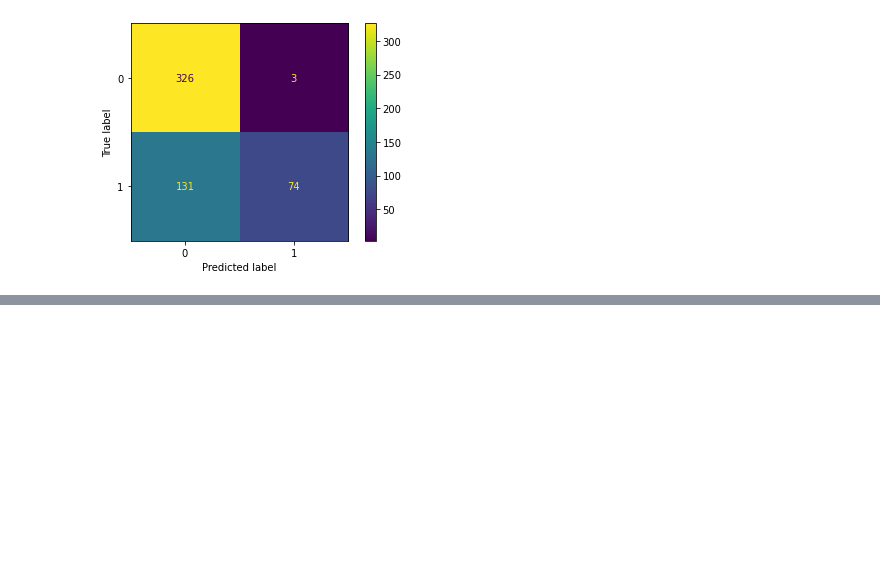
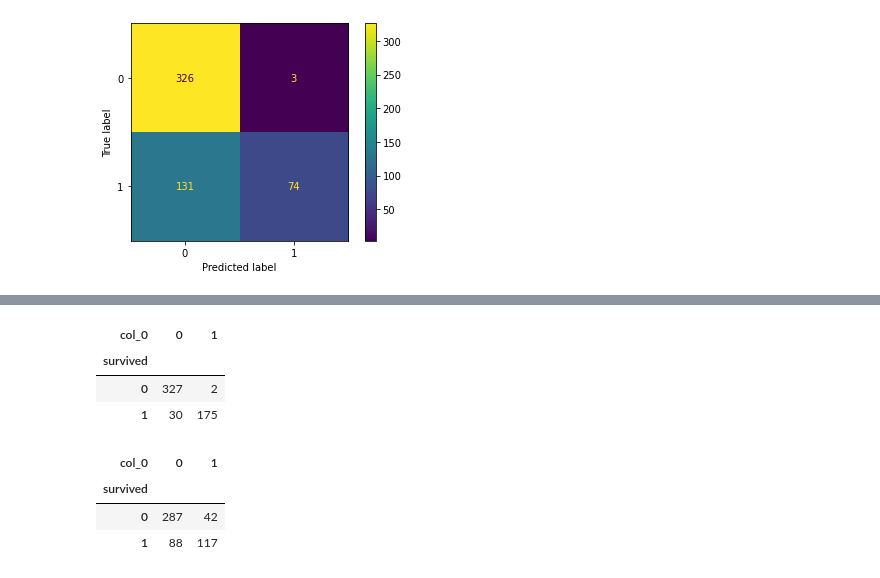
Before and after one commit to JenniferMLewis/classification-exercises, a Jupyter notebook: model.ipynb, the cells around one changed output, grey strips where cells are left out. Saved outputs shown, nothing was run; the diff lists cells and outputs as text; code cells hidden in the pictures; blank space fills up the shorter version.

```diff
--- a/model.ipynb
+++ b/model.ipynb
@@ -584,0 +790,5 @@ plt.show()
+# %%
+knn5 = KNeighborsClassifier(n_neighbors=20, weights='distance')
+knn6 = KNeighborsClassifier(n_neighbors=20, weights='uniform')
+knn5.fit(X_train, y_train)
+knn6.fit(X_train, y_train)
@@ -584,0 +797,5 @@ plt.show()
+# %%
+y_pred_k5 = knn5.predict(X_train)
+y_pred_k6 = knn6.predict(X_train)
+y_pred_proba_k5 = knn5.predict_proba(X_train)
+y_pred_proba_k6 = knn6.predict_proba(X_train)
@@ -584,0 +829,14 @@ plt.show()
+# %%
+pd.crosstab(y_train, y_pred_k5)
+# %% [output]
+| col_0 | 0 | 1 |
+| survived |  |  |
+| 0 | 327 | 2 |
+| 1 | 30 | 175 |
+# %%
+pd.crosstab(y_train, y_pred_k6)
+# %% [output]
+| col_0 | 0 | 1 |
+| survived |  |  |
+| 0 | 287 | 42 |
+| 1 | 88 | 117 |
```
Also changed, not shown: parts of 33 cells of this notebook.
